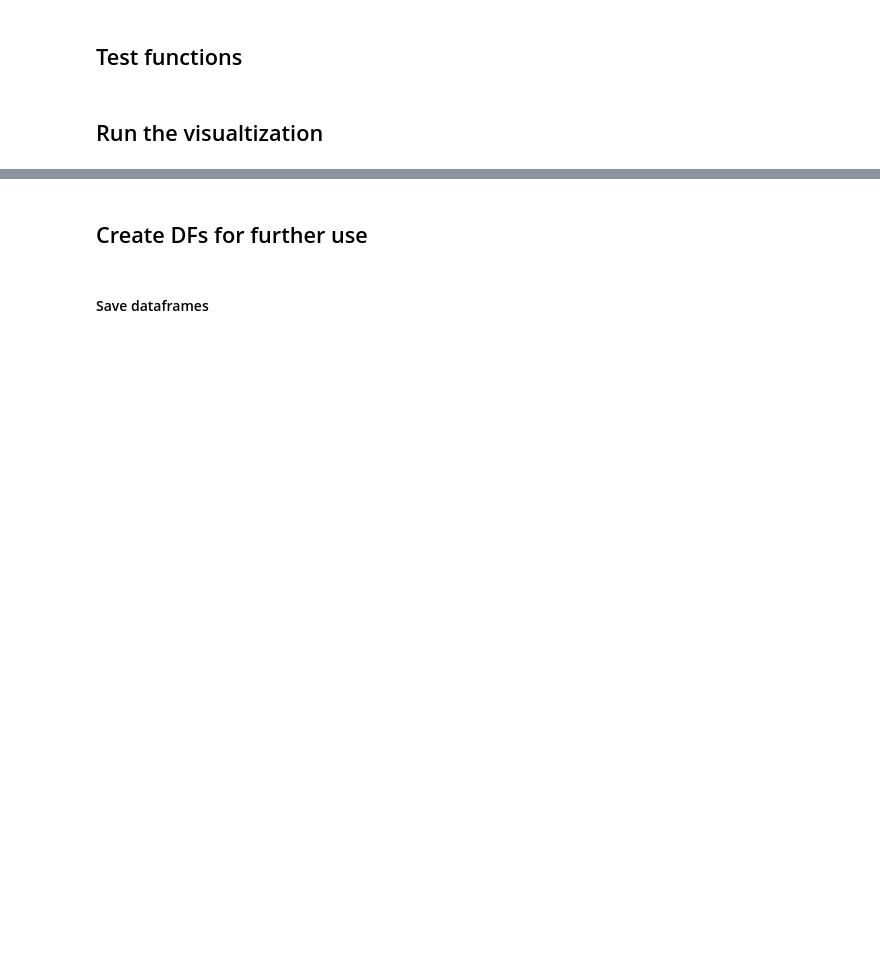
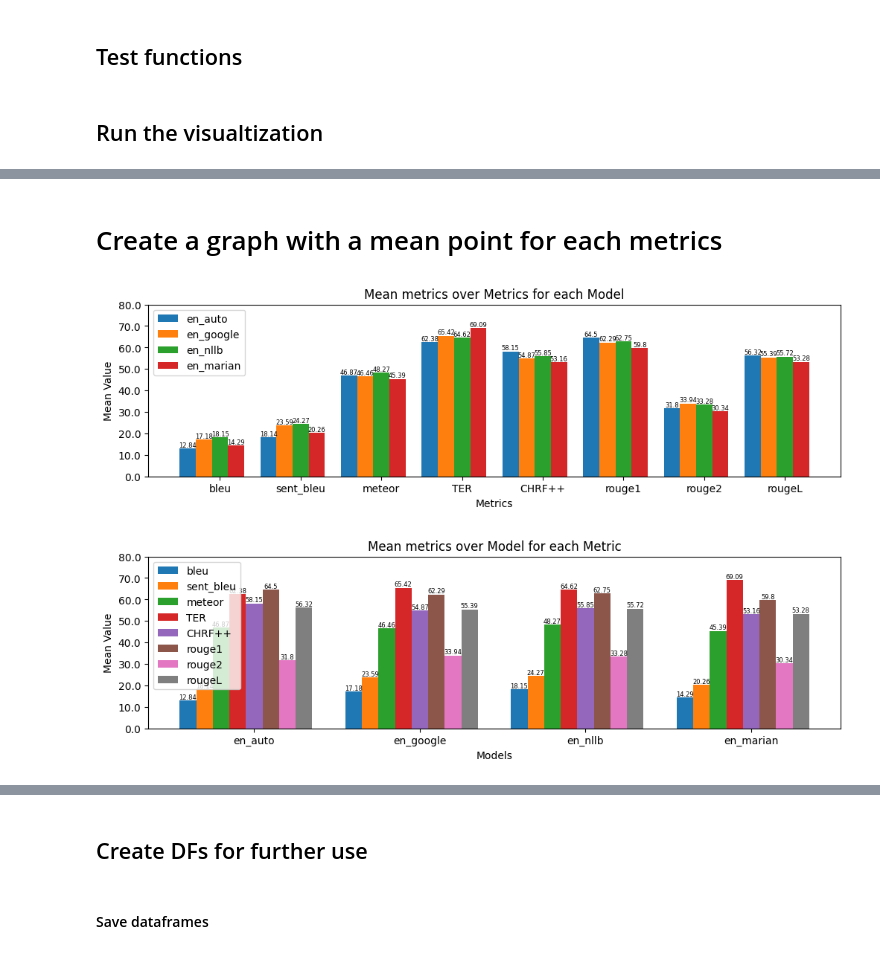
Before and after one commit to Ekaterina-Sinkova/SciTranslate, a Jupyter notebook: notebooks/metrics_translate.ipynb, the cells around one changed output, grey strips where cells are left out. Drawn from its saved outputs; the diff is of its cells as text; code cells hidden in the pictures; blank space fills up the shorter version.

```diff
--- a/notebooks/metrics_translate.ipynb
+++ b/notebooks/metrics_translate.ipynb
@@ -147,0 +153,2 @@ for name, func in METRICS.items():
+# %% [markdown]
+# Create a graph with a mean point for each metrics
@@ -147,0 +217,5 @@ for name, func in METRICS.items():
+# %%
+models_means = calc_n_plot_means(df, METRICS)
+# %% [output]
+[figure, added]
+[figure, added]
```
Also changed, not shown: parts of 8 cells of this notebook.
